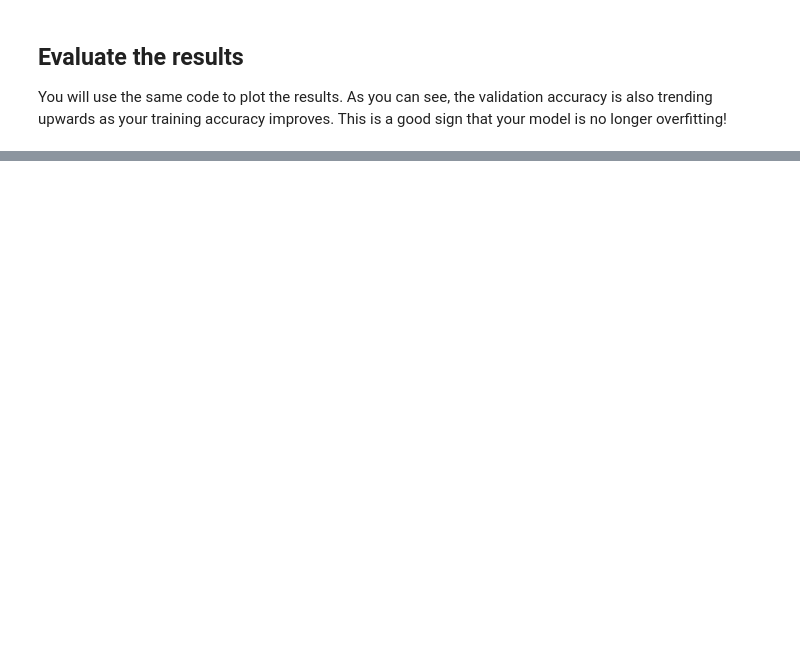
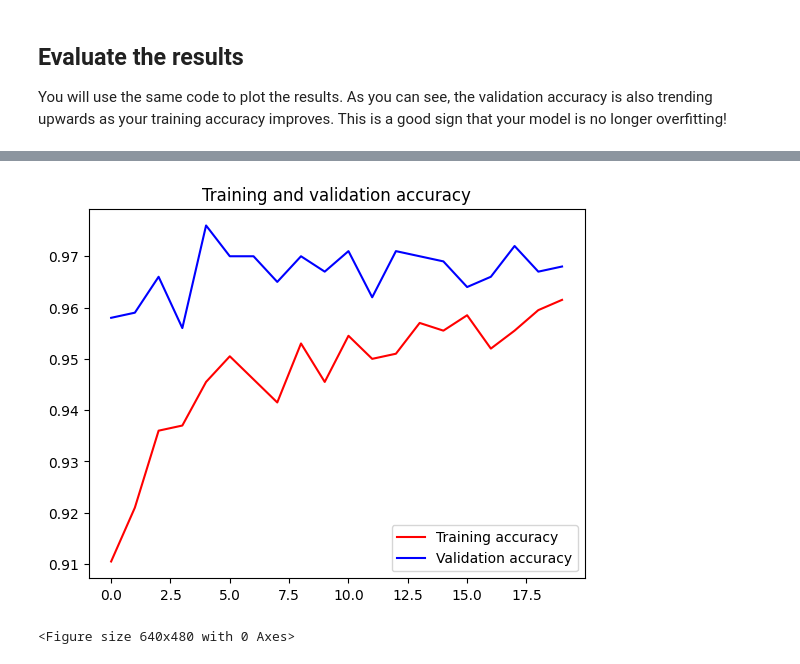
Before and after one commit to HowveYoobin/TensorFlow_Certificate, a Jupyter notebook: C2/W3/ungraded_lab/C2_W3_Lab_1_transfer_learning.ipynb, the cells around one changed output, grey strips where cells are left out. Drawn from its saved outputs; the diff is of its cells as text; code cells hidden in the pictures; blank space fills up the shorter version.

```diff
--- a/C2/W3/ungraded_lab/C2_W3_Lab_1_transfer_learning.ipynb
+++ b/C2/W3/ungraded_lab/C2_W3_Lab_1_transfer_learning.ipynb
@@ -139,3 +175,8 @@ model.compile(optimizer = RMSprop(learning_rate=0.0001),
+# %%
+# Set the training parameters
+model_do.compile(optimizer = RMSprop(learning_rate=0.0001),
+              loss = 'binary_crossentropy',
+              metrics = ['accuracy'])
 # %% [markdown]
 ## Prepare the dataset
 
@@ -241,0 +283,9 @@ Epoch 20/20
+# %%
+# Train the model.
+history_do = model_do.fit(
+            train_generator,
+            validation_data = validation_generator,
+            steps_per_epoch = 100,
+            epochs = 20,
+            validation_steps = 50,
+            verbose = 2)
@@ -265 +335,21 @@ plt.show()
 <Figure size 640x480 with 0 Axes>
+# %%
+# With Dropout
+acc = history_do.history['accuracy']
+val_acc = history_do.history['val_accuracy']
+loss = history_do.history['loss']
+val_loss = history_do.history['val_loss']
+
+epochs = range(len(acc))
+
+plt.plot(epochs, acc, 'r', label='Training accuracy')
+plt.plot(epochs, val_acc, 'b', label='Validation accuracy')
+plt.title('Training and validation accuracy')
+plt.legend(loc=0)
+plt.figure()
+
+
+plt.show()
+# %% [output]
+[figure, added]
+<Figure size 640x480 with 0 Axes>
```
Also changed, not shown: parts of 6 cells of this notebook.
